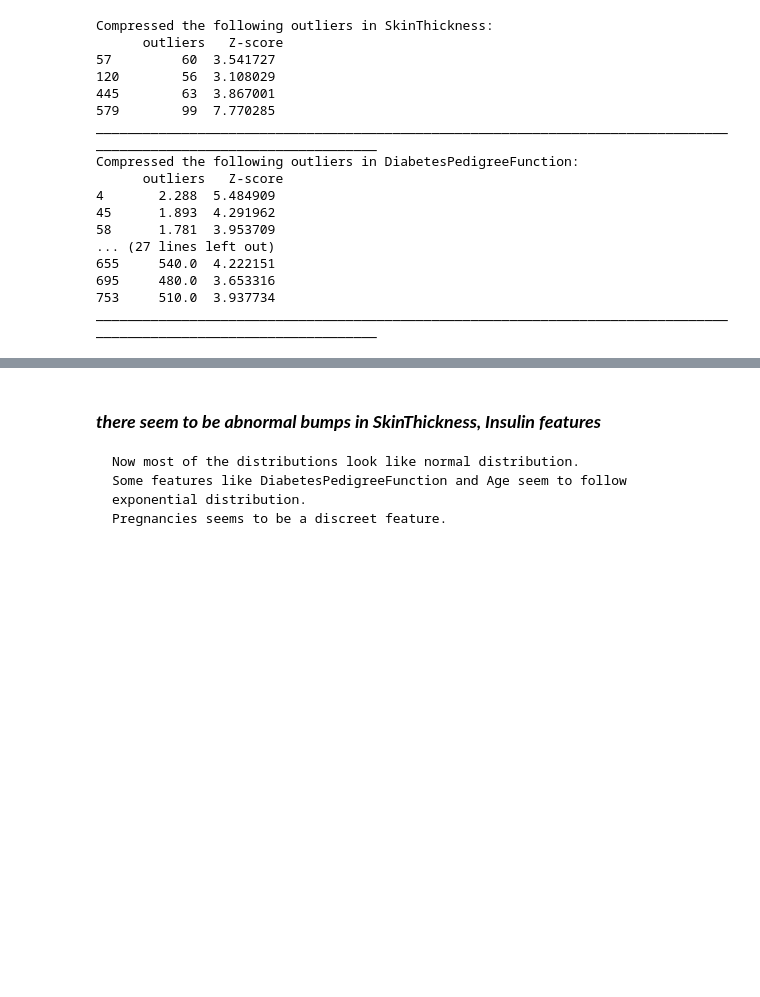
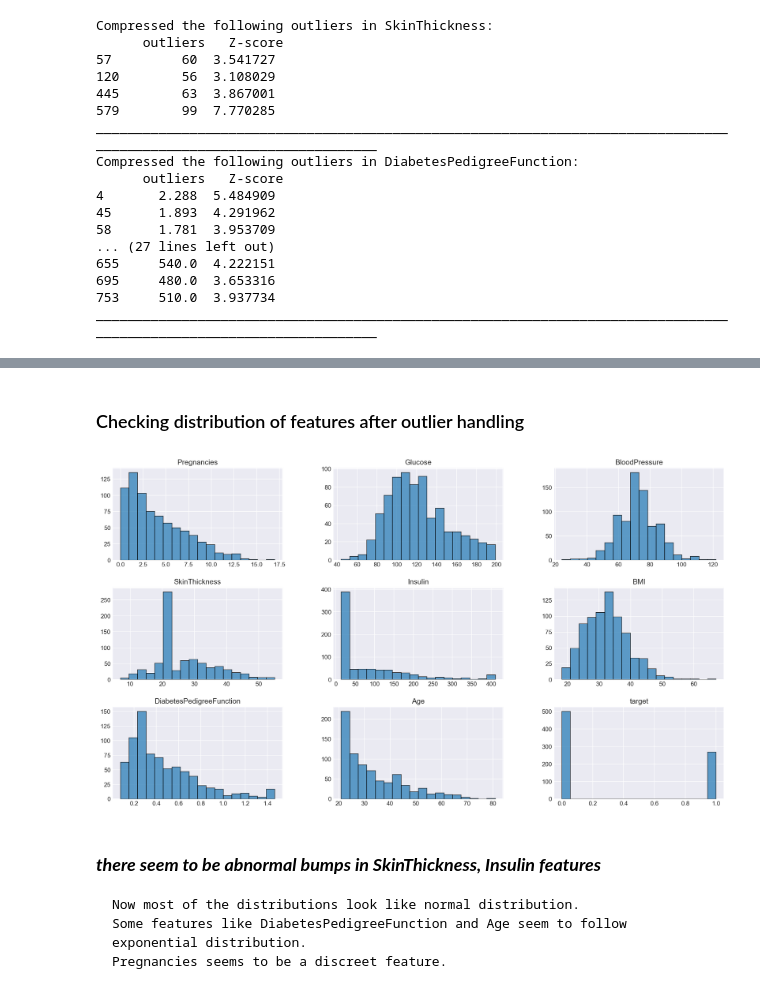
Before and after one commit to afzalmp40/ML-Basic, a Jupyter notebook: Supervised/Classification/pima diabetes using pipelines/PIMA diabetes using pipelines.ipynb, the cells around one changed output, grey strips where cells are left out. Saved outputs shown, nothing was run; the diff lists cells and outputs as text; code cells hidden in the pictures; blank space fills up the shorter version.

```diff
--- a/Supervised/Classification/pima diabetes using pipelines/PIMA diabetes using pipelines.ipynb
+++ b/Supervised/Classification/pima diabetes using pipelines/PIMA diabetes using pipelines.ipynb
@@ -427,3 +315,11 @@ Name: BMI, dtype: float64
+# %% [markdown]
+### Checking distribution of features after outlier handling
+# %%
+fig, ax=plt.subplots(figsize=(18,10), dpi=150)
+df.hist(ax=ax, bins=18, alpha=0.7, edgecolor='black')
+plt.show()
+# %% [output]
+[figure, added]
 # %% [markdown]
 ### ***there seem to be abnormal bumps in SkinThickness, Insulin features***
     Now most of the distributions look like normal distribution.
```
Also changed, not shown: parts of 5 cells of this notebook.
